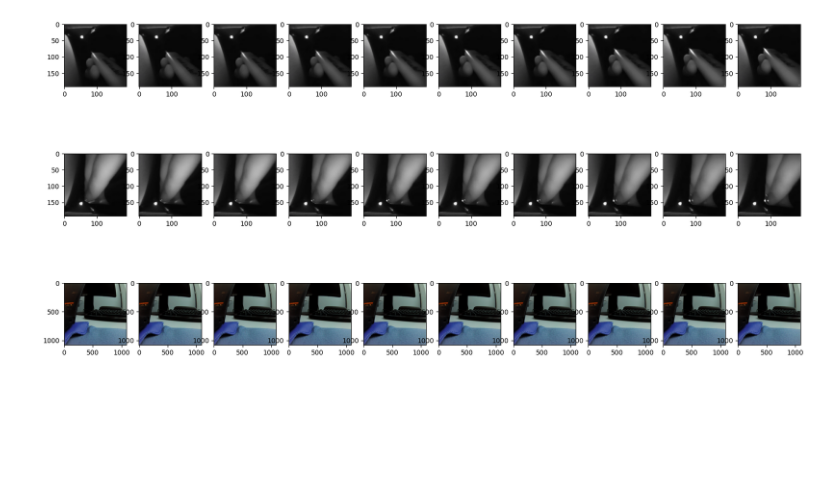
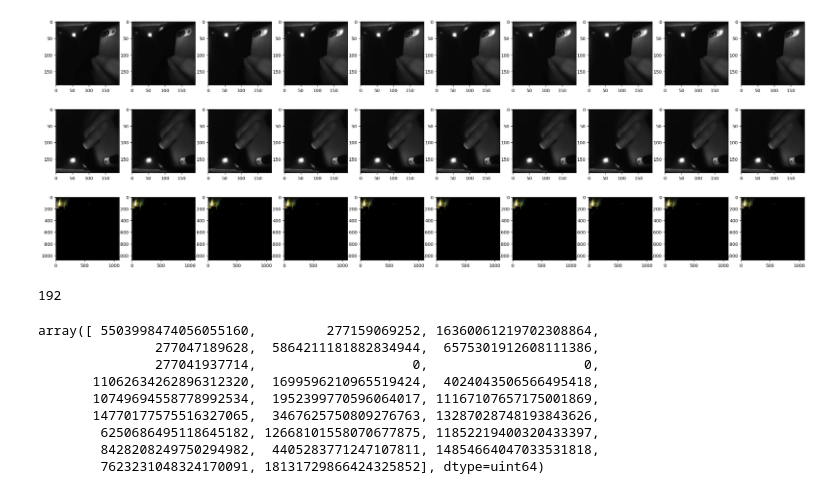
Before and after one commit to mathislindner/Gaze-Data-Acquisition-Code-and-Thesis, a Jupyter notebook: mathis/data_validation.ipynb, the cells around one changed output. Saved outputs shown, nothing was run; the diff lists cells and outputs as text; code cells hidden in the pictures; blank space fills up the shorter version.

```diff
--- a/mathis/data_validation.ipynb
+++ b/mathis/data_validation.ipynb
@@ -4,35 +4,36 @@ from constants import *
 import pandas as pd
 import cv2
 import numpy as np
+import os
 # recording: 9480f94c-6052-4d26-86b7-f2383bf34de3
 #plot 3 images in a row from each camera, using the gaze with frames and events csv file and take the pictures from the frames folder respectively
 
 #return 3 images from the gaze index
 def plot_images_from_gaze(recording_id, gaze_index=3000):
-    recording_folder = recordings_folder + recording_id + "/"
+    recording_folder = "recordings/" + recording_id + "/"
     gaze_df = pd.read_csv(recording_folder + "gaze_with_frames_and_events.csv")
     #get indices of the gaze line
     left_eye_frame = gaze_df['left_eye_frame'][gaze_index]
     right_eye_frame = gaze_df['right_eye_frame'][gaze_index]
     world_frame = gaze_df['world_frame'][gaze_index]
 
     #get the images from the frames folder
     left_eye_image = cv2.imread(recording_folder + camera_folders[0]  + '/' + str(left_eye_frame) + ".png")
     right_eye_image = cv2.imread(recording_folder + camera_folders[1]  + '/' + str(right_eye_frame) + ".png")
     world_image = cv2.imread(recording_folder + camera_folders[2]  + '/' + str(world_frame) + ".png")
 
     return left_eye_image, right_eye_image, world_image
 
 def plot_10_images_from_gaze(recording_id, first_gaze_index=3000):
-    fig, axs = plt.subplots(3, 10, figsize=(20, 10))
+    fig, axs = plt.subplots(3, 10, figsize=(30, 10))
     for i in range(10):
         left_eye_image, right_eye_image, world_image = plot_images_from_gaze(recording_id, first_gaze_index + i)
         axs[0, i].imshow(left_eye_image)
         axs[1, i].imshow(right_eye_image)
         axs[2, i].imshow(world_image)
     plt.show()
 
 
-plot_10_images_from_gaze("9480f94c-6052-4d26-86b7-f2383bf34de3")
+plot_10_images_from_gaze("82e52db9-1cac-495d-99dd-bebb51c393a0", 3956)
 # %% [output]
-[figure, old version]
+[figure, new version]
@@ -38,0 +53,18 @@ plot_10_images_from_gaze("9480f94c-6052-4d26-86b7-f2383bf34de3")
+# %%
+len(camera_logs[1])
+# %% [output]
+192
+# %%
+recording_folder = "recordings/" + "82e52db9-1cac-495d-99dd-bebb51c393a0" + "/"
+len(np.fromfile(recording_folder + "calibration.bin", dtype=np.uint64))
+np.fromfile(recording_folder + "calibration.bin", dtype=np.uint64)
+# %% [output]
+array([ 5503998474056055160,         277159069252, 16360061219702308864,
+               277047189628,  5864211181882834944,  6575301912608111386,
+               277041937714,                    0,                    0,
+       11062634262896312320,  1699596210965519424,  4024043506566495418,
+       10749694558778992534,  1952399770596064017, 11167107657175001869,
+       14770177575516327065,  3467625750809276763, 13287028748193843626,
+        6250686495118645182, 12668101558070677875, 11852219400320433397,
+        8428208249750294982,  4405283771247107811, 14854664047033531818,
+        7623231048324170091, 18131729866424325852], dtype=uint64)
```
Also changed, not shown: parts of 2 cells of this notebook, 3 other files.
